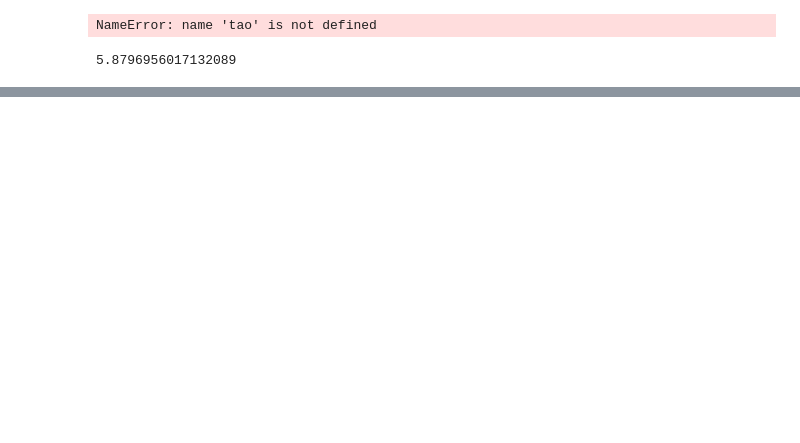
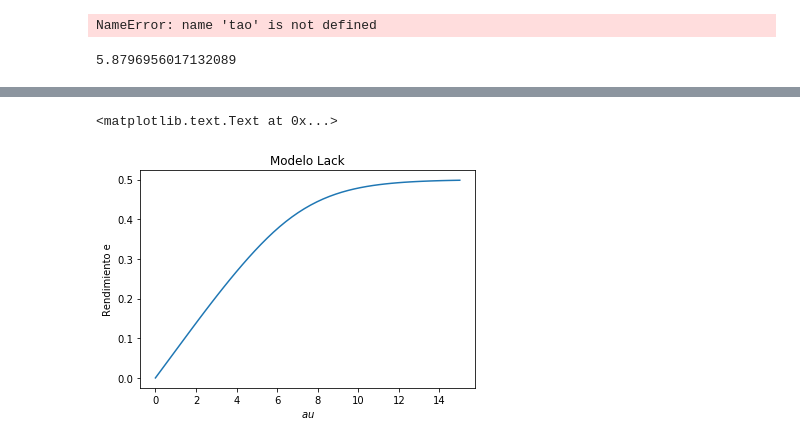
Before and after one commit to pysg/pyther, a Jupyter notebook: Modelo de impregnacion/modelo2/modelo lack.ipynb, the cells around one changed output, grey strips where cells are left out. Drawn from its saved outputs; the diff is of its cells as text; code cells hidden in the pictures; blank space fills up the shorter version.

Commit message:
modelo de impregnacion de polimero

```diff
--- a/Modelo de impregnacion/modelo2/modelo lack.ipynb
+++ b/Modelo de impregnacion/modelo2/modelo lack.ipynb
@@ -35,0 +68,17 @@ tao2
+# %%
+e = xo - xk / A * np.log(1 + xk / xo * (np.exp(xo / xk * A) - 1)) * np.exp(gamma * A * yr / xk * (tao1 - tao))
+# %%
+def rendimiento(tao):
+    if tao <= tao1 and tao < tao2:
+        e = gamma * yr* tao * (1- np.exp(- A))
+        print("tao < tao1 and tao < tao2")
+        return e
+    if tao > tao1 and tao <= tao2:
+        zk = xk / (A * xo) * np.log((xo * np.exp(gamma * A * yr / xk * (tao - tao1)) - xk) / (xo - xk))
+        e = gamma * yr * (tao - tao1 * np.exp(- A * (1 - zk)))
+        print("tao >= tao1 and tao < tao2")
+        return e
+    if tao > tao2:
+        e = xo - xk / A * np.log(1 + xk / xo * (np.exp(xo / xk * A) - 1) * np.exp(gamma * A * yr / xk * (tao1 - tao)))
+        print("tao >= tao2")
+        return e
@@ -35,0 +119,3 @@ tao2
+# %%
+caso1 = [rendimiento(tao) for tao in np.linspace(0,15)]
+caso1
@@ -35,0 +177,11 @@ tao2
+# %%
+Tao = np.linspace(0,15)
+
+plt.plot(Tao, caso1)
+plt.title("Modelo Lack")
+plt.xlabel("$\tau$")
+plt.ylabel("Rendimiento e")
+#plt.legend(('$xk=0.3$'),loc=0)
+# %% [output]
+<matplotlib.text.Text at 0x...>
+[figure, added]
```
Also changed, not shown: parts of 17 cells of this notebook, 3 other files.
